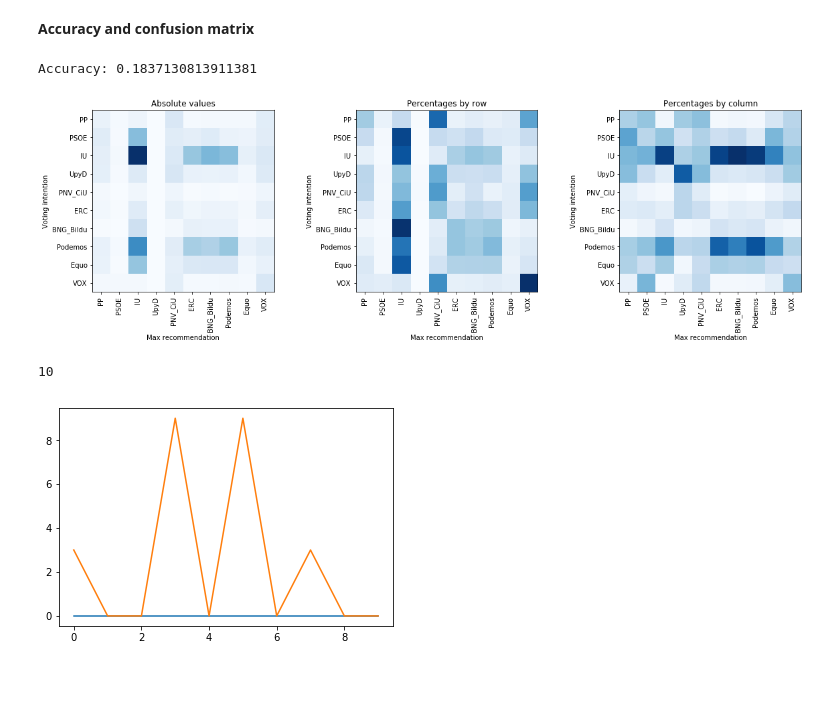
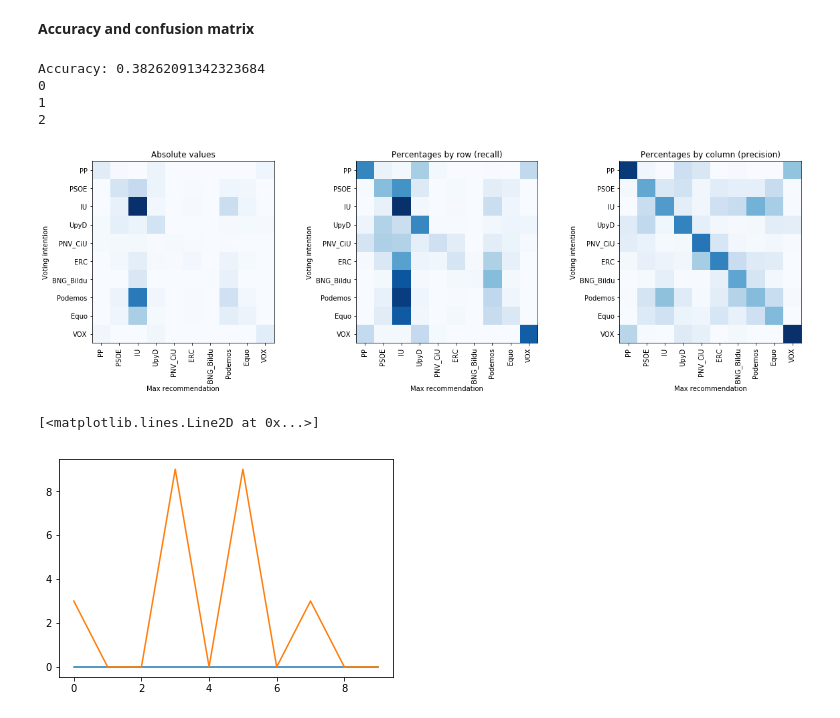
Before and after one commit to Juillermo/VAA-data, a Jupyter notebook: Root/Algorithm/Algorithm.ipynb, the cells around one changed output. Saved outputs shown, nothing was run; the diff lists cells and outputs as text; code cells hidden in the pictures; blank space fills up the shorter version.

```diff
--- a/Root/Algorithm/Algorithm.ipynb
+++ b/Root/Algorithm/Algorithm.ipynb
@@ -125,34 +178,39 @@ predict = theano.function(inputs=[u,p], outputs=s)
 # %% [markdown]
 ### Training model
 # %%
-training_steps = 80000
-lambda0 = 0.001 # regularization parameter
+training_steps = 8000
+lambda0 = 0.01 # regularization parameter
 mu = 1 # learning rate
 
 err = T.nnet.categorical_crossentropy(s,v)
-cost = err.mean() + lambda0 * ((w ** 2).sum() + (d ** 2).sum())
-gw, gd = T.grad(cost, [w, d])
+#cost = err.mean() + lambda0 * ((w ** 2).sum() + (d ** 2).sum())
+cost = err.mean() + lambda0 * (d ** 2).sum()
+#gw, gd = T.grad(cost, [w, d])
+gd = T.grad(cost, d)
 
 # Compile
 train = theano.function(
           inputs=[u,p,v],
           outputs=[s, err],
-          updates=((w, w - mu * gw), (d, d - mu * gd)))
+          updates=[(d, d - mu * gd)])
+        #updates=((w, w - mu * gw), (d, d - mu * gd)))
 
 # Train
-err_vec = np.zeros(training_steps)
+sample_every = 5
+err_vec = np.zeros(training_steps / sample_every)
 for i in range(training_steps):
     pred, error = train(U, P, V)
-    err_vec[i] = error.mean()
+    if not i % sample_every:
+        err_vec[i/sample_every] = error.mean()
 
-    v_max = np.argmax(V,axis=1)
-    p_max = np.argmax(predict(U,P),axis=1)
-    acc = sum(v_max == p_max) / float(M)
+        v_max = np.argmax(V,axis=1)
+        p_max = np.argmax(predict(U,P), axis=1)
+        acc = sum(v_max == p_max) / float(M)
 
-    print "{:d}, {:.5f}, {:.5f}".format(i, err_vec[i], acc)
+        print "{:d}, {:.5f}, {:.5f}".format(i, err_vec[i], acc)
 
 print("Final model:")
-print(w.get_value())
+#print(w.get_value())
 print(d.get_value())
 print("target values for D:")
 print(V)
@@ -186,37 +255,38 @@ KeyboardInterrupt:
 # %%
 party_info = pd.read_csv('data/es_party_XYZ.csv', delim_whitespace=True)
 party_info = party_info['Party_ID']
 
 v_max = np.argmax(V,axis=1)
 p_max = np.argmax(predict(U,P),axis=1)
 acc = sum(v_max == p_max) / float(M)
 print "Accuracy:", acc
 
-confs = []
 conf = np.zeros((K,K))
 for i in range(M):
     conf[v_max[i], p_max[i]] += 1
+
+confs = []
 for i in range(3):
     confs.append(conf.copy())
 
 fig3,ax3 = plt.subplots(1,3, figsize=((20,5)))
-for i,el in enumerate(['Absolute values','Percentages by row', 'Percentages by column']):
+for i,el in enumerate(['Absolute values','Percentages by row (recall)', 'Percentages by column (precision)']):
     conf = confs[i]
     for k in range(K):
-        if el == 'Percentages by row':
+        if i == 1:
             conf[k,:] = conf[k,:] / sum(conf[k,:])
-        elif el == 'Percentages by column':
+        elif i == 2:
             conf[:,k] = conf[:,k] / sum(conf[:,k])
 
     ax3[i].xaxis.set(ticks=range(K), ticklabels=party_info)#, ticks_position="top", label_position="top")
     ax3[i].set_xticklabels(party_info, rotation=90)
     ax3[i].yaxis.set(ticks=range(K), ticklabels=party_info)#, ticks_position="right", label_position="right")
     ax3[i].set(xlabel="Max recommendation", ylabel="Voting intention", title=el)
     cax = ax3[i].imshow(100*conf, cmap='Blues')#, vmin=0, vmax=100)
+    print i
 # %% [output]
-Accuracy: 0.1837130813911381
+Accuracy: 0.38262091342323684
+0
+1
+2
-[figure, old version]
+[figure, new version]
-# %%
-len(party_info)
-# %% [output]
-10
@@ -225,7 +293,6 @@ v_max
 # %%
 plt.plot(v_max[:10])
 plt.plot(p_max[:10])
-w_a = w.get_value()
-d_a = d.get_value()
 # %% [output]
+[<matplotlib.lines.Line2D at 0x...>]
 [figure]
```
Also changed, not shown: parts of 41 cells of this notebook, 2 other files.
